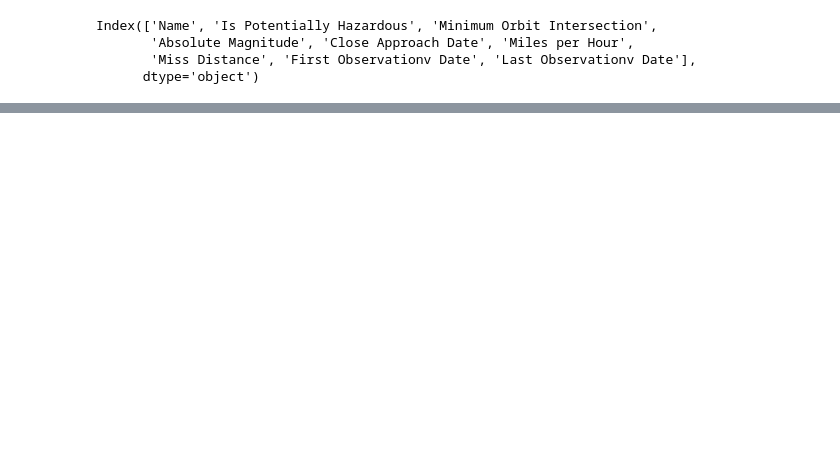
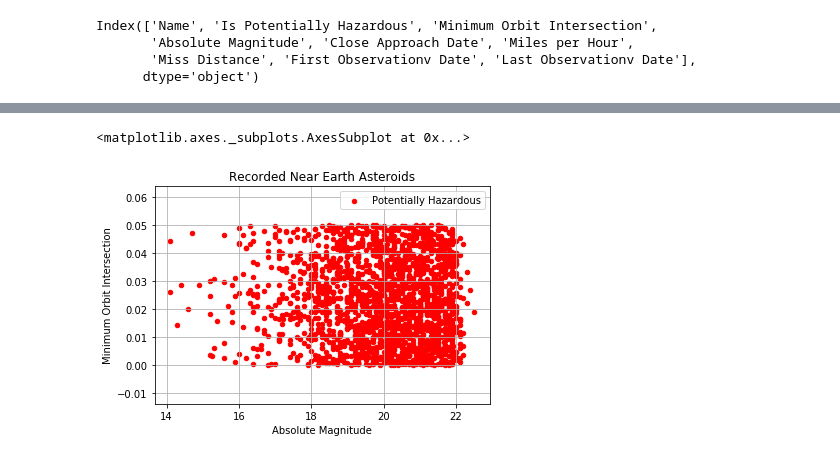
Before and after one commit to karthikk24/Team-R2FK, a Jupyter notebook: Python Plots.ipynb, the cells around one changed output, grey strips where cells are left out. Drawn from its saved outputs; the diff is of its cells as text; code cells hidden in the pictures; blank space fills up the shorter version.

```diff
--- a/Python Plots.ipynb
+++ b/Python Plots.ipynb
@@ -21,0 +66,5 @@ plt.show()
+# %%
+hazard_data.plot(kind="scatter", y='Minimum Orbit Intersection', x='Absolute Magnitude', grid=True, c='red', label = "Potentially Hazardous",title="Recorded Near Earth Asteroids")
+# %% [output]
+<matplotlib.axes._subplots.AxesSubplot at 0x...>
+[figure, added]
```
Also changed, not shown: parts of 4 cells of this notebook.
